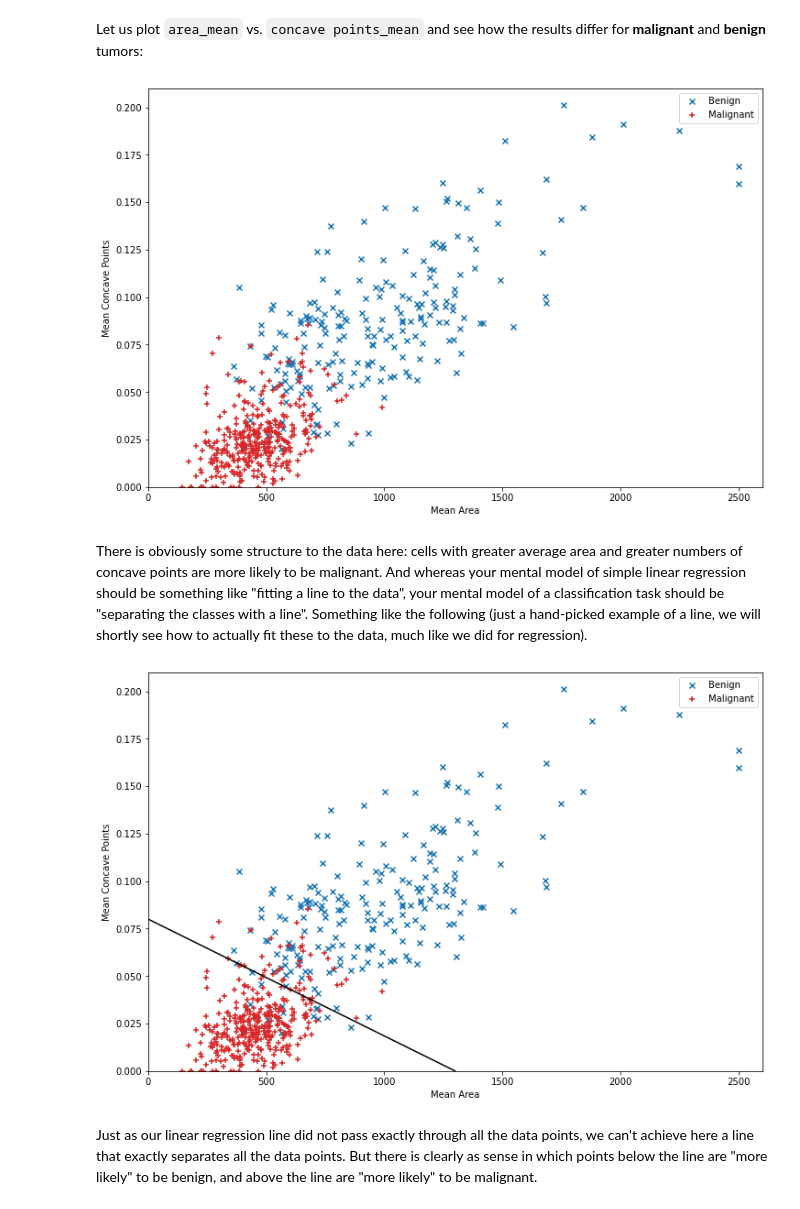
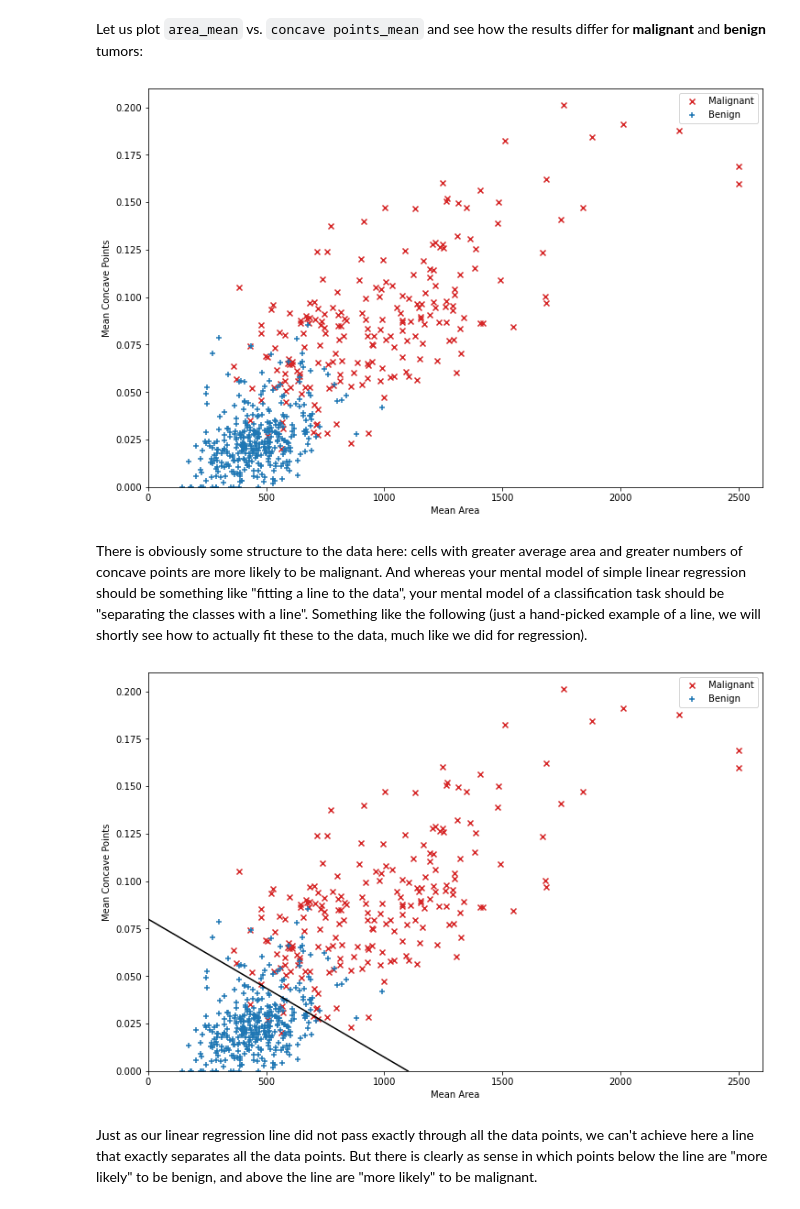
Before and after one commit to IS3UniCologne/DSML_2020, a Jupyter notebook: 03_Workshops/DSML_WS_10_Classification/DSML_WS_10_Classification.ipynb, the cells around one changed output. Drawn from its saved outputs; the diff is of its cells as text; code cells hidden in the pictures.

Commit message:
update to plotting routine (legend was off)

```diff
--- a/03_Workshops/DSML_WS_10_Classification/DSML_WS_10_Classification.ipynb
+++ b/03_Workshops/DSML_WS_10_Classification/DSML_WS_10_Classification.ipynb
@@ -76,25 +67,25 @@ Let us plot `area_mean` vs. `concave points_mean` and see how the results differ
 # %%
 def plot_cells():
     plt.figure(figsize=(12,8))
-    plt.scatter(cancer_df[cancer_df["diagnosis"]=='M']['area_mean'], cancer_df[cancer_df["diagnosis"]=='M']['concave points_mean'], marker='x', color='C0')
-    plt.scatter(cancer_df[cancer_df["diagnosis"]=='B']['area_mean'], cancer_df[cancer_df["diagnosis"]=='B']['concave points_mean'], marker='+', color='C3')
+    plt.scatter(cancer_df[cancer_df["diagnosis"]=='M']['area_mean'], cancer_df[cancer_df["diagnosis"]=='M']['concave points_mean'], marker='x', color='C3')
+    plt.scatter(cancer_df[cancer_df["diagnosis"]=='B']['area_mean'], cancer_df[cancer_df["diagnosis"]=='B']['concave points_mean'], marker='+', color='C0')
     plt.xlim([0,2600])
     plt.ylim([0,0.21])
     plt.xlabel("Mean Area")
     plt.ylabel("Mean Concave Points")
-    plt.legend(['Benign', 'Malignant'])
+    plt.legend(['Malignant','Benign'])
 
 plot_cells()
 # %% [output]
-[figure, old version]
+[figure, new version]
 # %% [markdown]
 There is obviously some structure to the data here: cells with greater average area and greater numbers of concave points are more likely to be malignant. And whereas your mental model of simple linear regression should be something like "fitting a line to the data", your mental model of a classification task should be "separating the classes with a line". Something like the following (just a hand-picked example of a line, we will shortly see how to actually fit these to the data, much like we did for regression).
 # %%
 plot_cells()
-plt.plot([0, 1300], [0.08,0], 'k-') # we manually fit a line here by defining the intercepts with the x- and y-axis
+plt.plot([0, 1100], [0.08,0], 'k-') # we manually fit a line here by defining the intercepts with the x- and y-axis
 plt.show()
 # %% [output]
-[figure, old version]
+[figure, new version]
 # %% [markdown]
 Just as our linear regression line did not pass exactly through all the data points, we can't achieve here a line that exactly separates all the data points. But there is clearly as sense in which points below the line are "more likely" to be benign, and above the line are "more likely" to be malignant.
 # %% [markdown]
```
Also changed, not shown: parts of 28 cells of this notebook.
